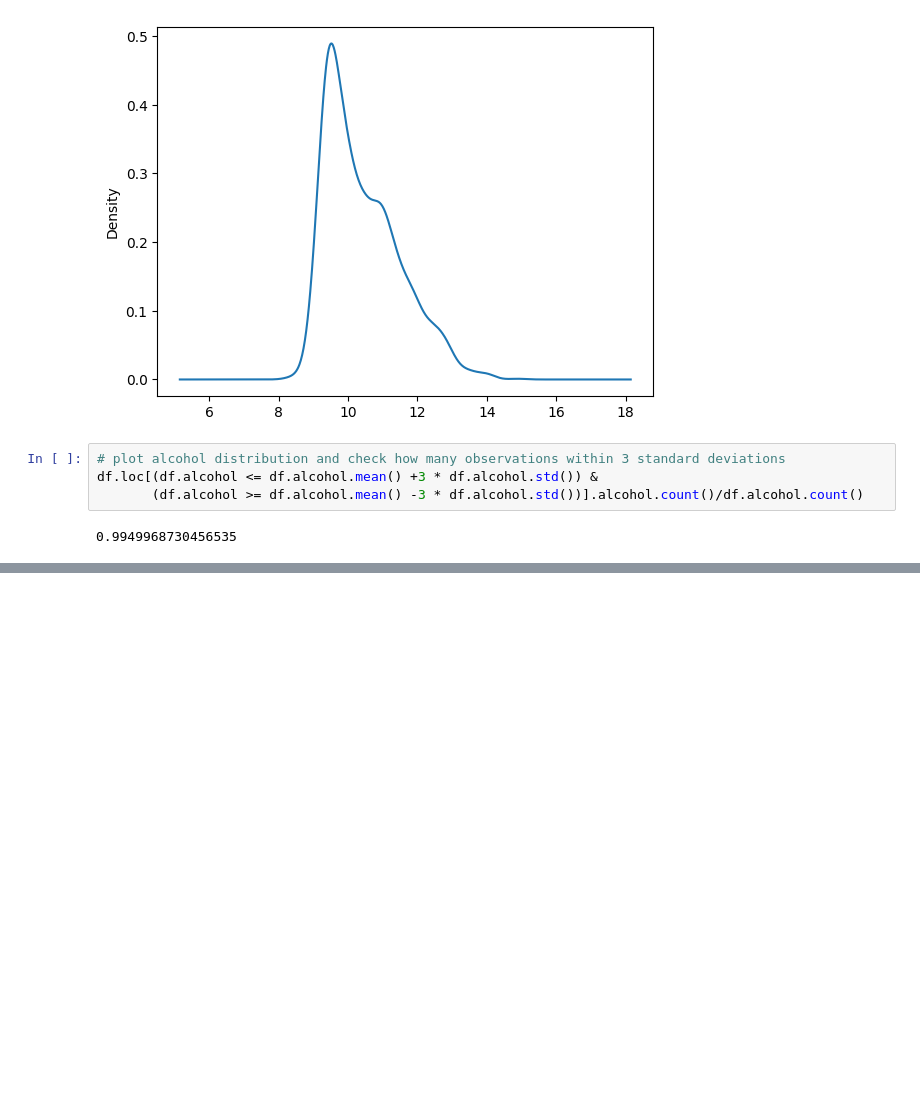
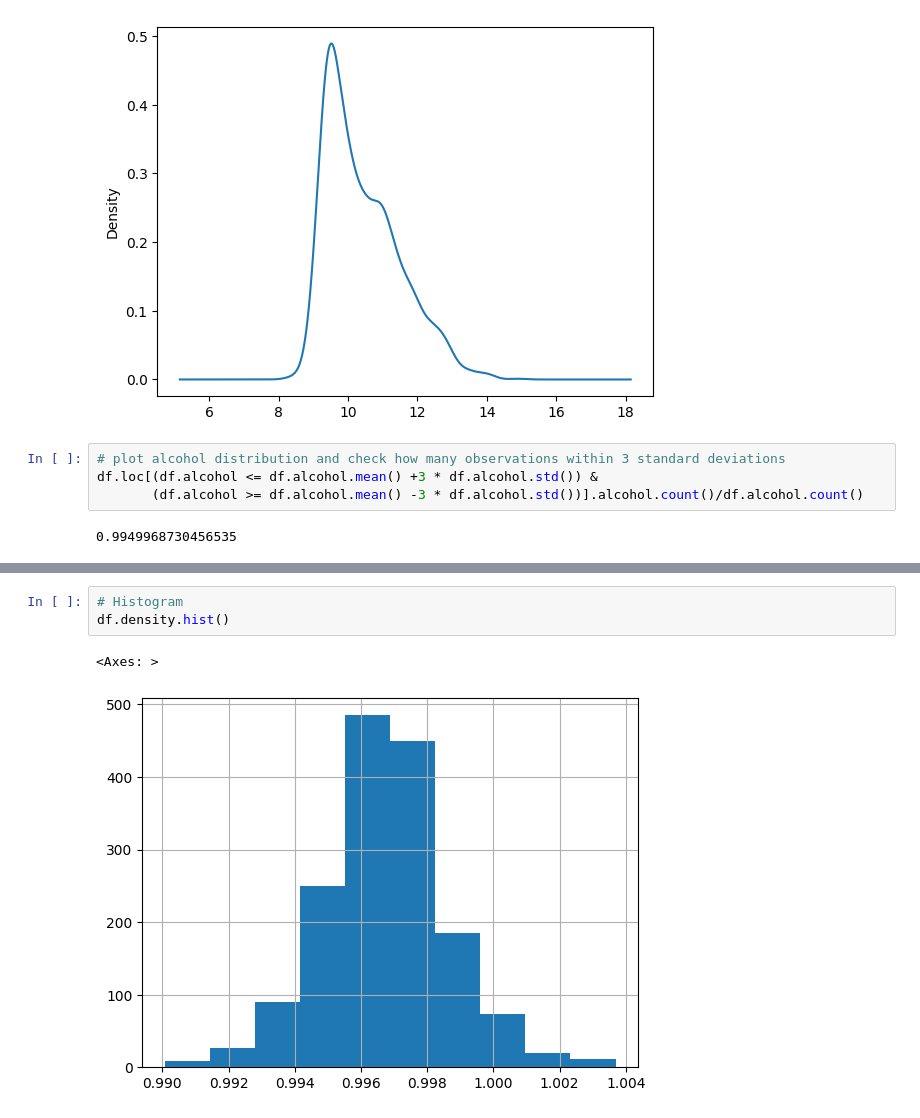
Before and after one commit to TimoCodez/Python-BIA, a Jupyter notebook: Intermediary_statistics.ipynb, the cells around one changed output, grey strips where cells are left out. Saved outputs shown, nothing was run; the diff lists cells and outputs as text; blank space fills up the shorter version.

```diff
--- a/Intermediary_statistics.ipynb
+++ b/Intermediary_statistics.ipynb
@@ -51,0 +128,6 @@ df.loc[(df.alcohol <= df.alcohol.mean() +3 * df.alcohol.std()) &
+# %%
+# Histogram
+df.density.hist()
+# %% [output]
+<Axes: >
+[figure, added]
```
Also changed, not shown: parts of 12 cells of this notebook.
